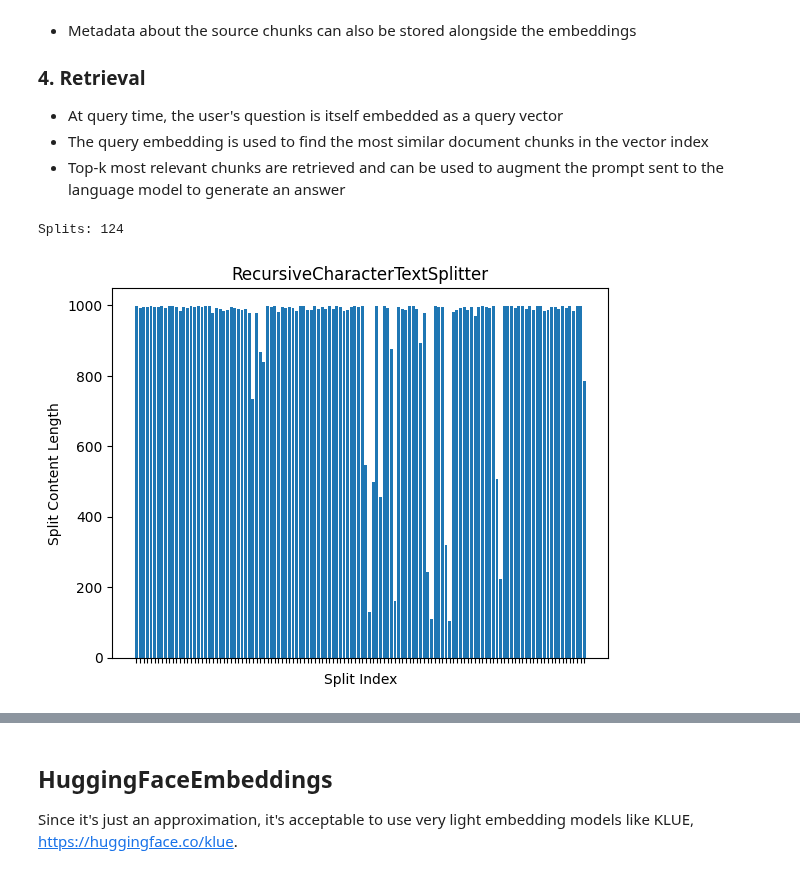
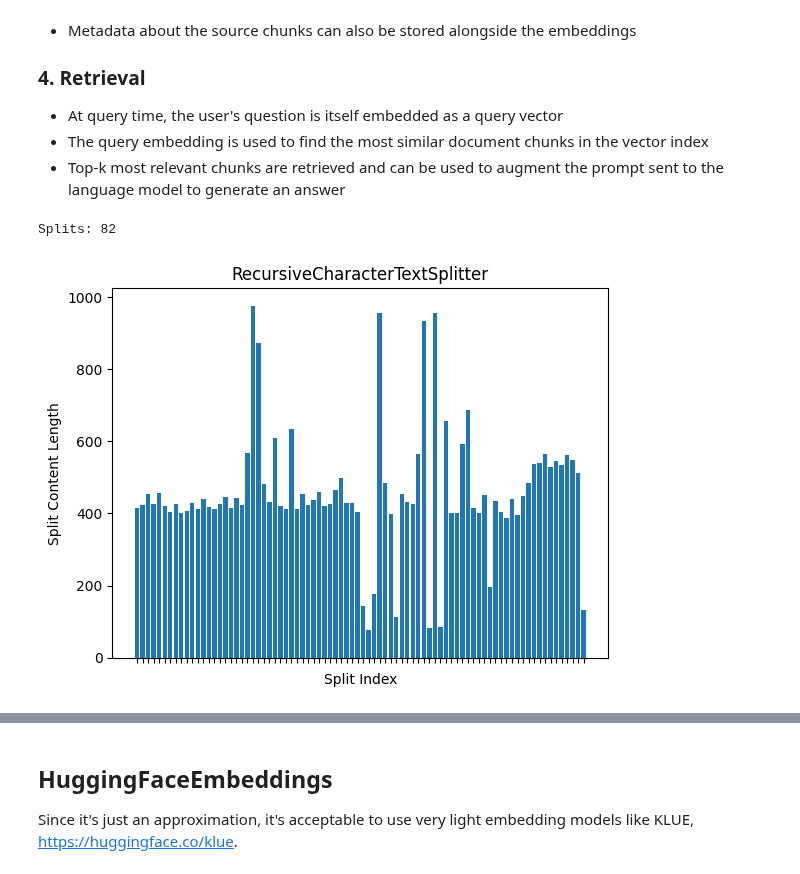
Before and after one commit to hunkim/SolarLLMChatDemo, a Jupyter notebook: 00_all.ipynb, the cells around one changed output, grey strips where cells are left out. Drawn from its saved outputs; the diff is of its cells as text; code cells hidden in the pictures.

Commit message:
Add solar-1-mini tokenizer

```diff
--- a/00_all.ipynb
+++ b/00_all.ipynb
@@ -318,0 +339,10 @@ Error code: 400 - {'error': {'message': "This model's maximum context length is
+# %%
+from tokenizers import Tokenizer
+
+tokenizer = Tokenizer.from_pretrained("upstage/solar-1-mini-tokenizer")
+text = "Hi, how are you?"
+enc = tokenizer.encode(text)
+print("Encoded input:", enc.tokens)
+
+number_of_tokens = len(enc.tokens)
+print("Number of tokens:", number_of_tokens)
@@ -318,0 +352,3 @@ Error code: 400 - {'error': {'message': "This model's maximum context length is
+# %%
+def num_of_tokens(text):
+    return len(tokenizer.encode(text).tokens)
@@ -349,25 +399,25 @@ The ideal chunk size depends on the embedding model, retrieval use case, and dow
 # RAG 1. load doc (done), 2. chunking, splits, 3. embeding - indexing, 4. retrieve
 
 # 2. Split
-text_splitter = RecursiveCharacterTextSplitter(chunk_size=1000, chunk_overlap=100)
+text_splitter = RecursiveCharacterTextSplitter(chunk_size=1000, chunk_overlap=100, length_function=num_of_tokens)
 splits = text_splitter.split_documents(docs)
 print("Splits:", len(splits))
 # %% [output]
-Splits: 124
+Splits: 82
 # %%
 import matplotlib.pyplot as plt
 
-split_lengths = [len(split.page_content) for split in splits]
+split_lengths = [num_of_tokens(split.page_content) for split in splits]
 
 # Create a bar graph
 plt.bar(range(len(splits)), split_lengths)
 plt.title('RecursiveCharacterTextSplitter')
 plt.xlabel('Split Index')
 plt.ylabel('Split Content Length')
 plt.xticks(range(len(splits)), [])
 plt.show()
 # %% [output]
-[figure, old version]
+[figure, new version]
 # %%
 %%time
 # 3. Embed & indexing
```
Also changed, not shown: parts of 24 cells of this notebook.
